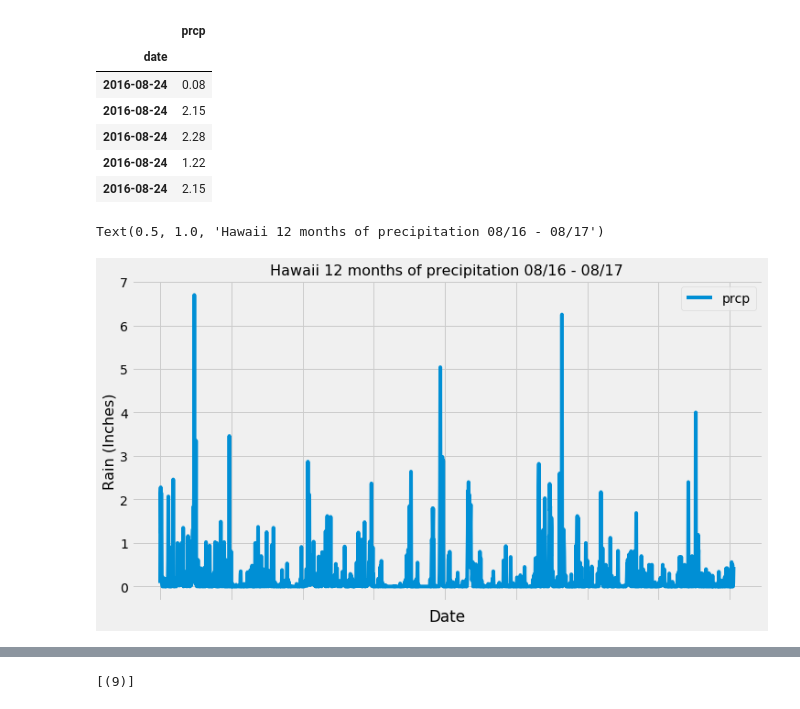
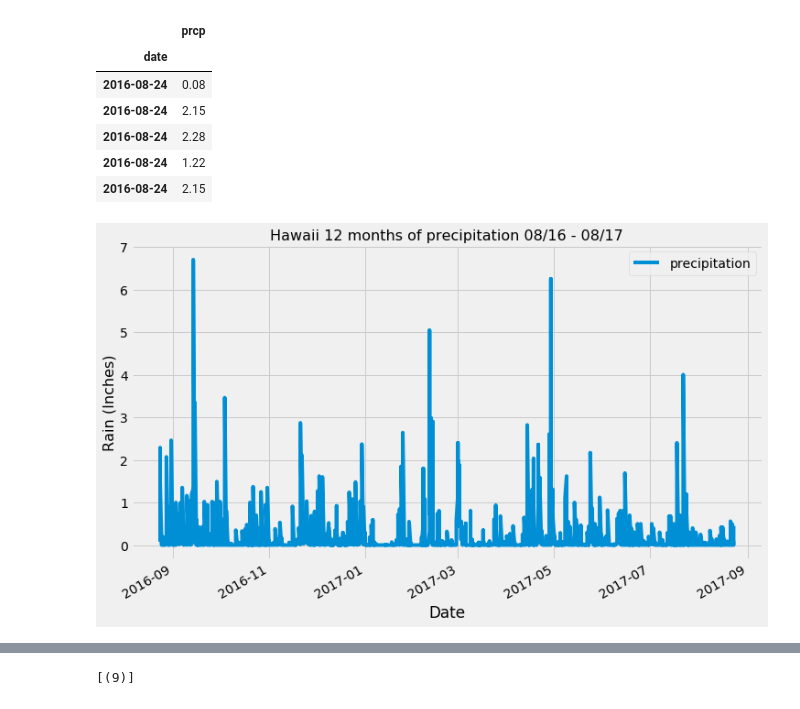
Before and after one commit to dxvo/MYSQL2, a Jupyter notebook: climate_starter.ipynb, the cells around one changed output, grey strips where cells are left out. Cells and saved outputs as stored; diff of their text form; code cells hidden in the pictures.

```diff
--- a/climate_starter.ipynb
+++ b/climate_starter.ipynb
@@ -66,14 +67,17 @@ one_year_period
 # %% [output]
 datetime.date(2016, 8, 23)
 # %%
-# retrieve ast 12 months of precipitation data
+#query data from last 12 months
 last_12_result = session.query(Measurement.date, Measurement.prcp).\
         filter(Measurement.date >= '2016-08-24').\
         filter(Measurement.date <= '2017-08-23').\
         order_by(Measurement.date).all()
 
-#save result to Dataframe and sort by date
+#store into DataFrame
 last_12_df = pd.DataFrame(last_12_result)
+
+#convert data int datetime and set_index
+last_12_df.date = pd.to_datetime(last_12_df['date'], format='%Y-%m-%d %H:%M:%S.%f')
 last_12_df.set_index("date",drop=True, inplace = True)
 last_12_df = last_12_df.dropna()
 last_12_df.sort_values("date")
@@ -88,13 +92,14 @@ last_12_df.head()
 | 2016-08-24 | 2.15 |
 # %%
 # Use Pandas Plotting with Matplotlib to plot the data
-last_12_df.plot(y = "prcp", use_index= True,figsize=(11,6))
+fig, ax = subplots()
+last_12_df.plot(y = "prcp", use_index= True,figsize=(11,7),legend=True,ax = ax)
 plt.xlabel("Date")
 plt.ylabel("Rain (Inches)", size = 16)
 plt.title("Hawaii 12 months of precipitation 08/16 - 08/17",size = 16)
+ax.legend(["precipitation"]);
 # %% [output]
-Text(0.5, 1.0, 'Hawaii 12 months of precipitation 08/16 - 08/17')
-[figure, old version]
+[figure, new version]
 # %% [markdown]
 ![precipitation](Images/precipitation.png)
 # %%
```
Also changed, not shown: parts of 1 cell of this notebook.
